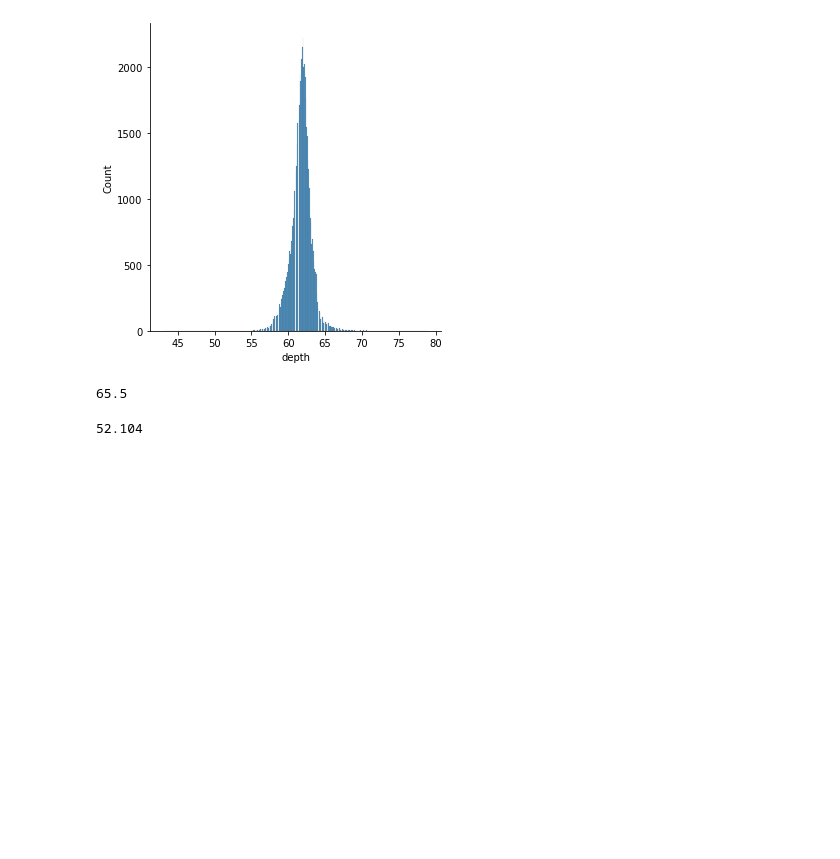
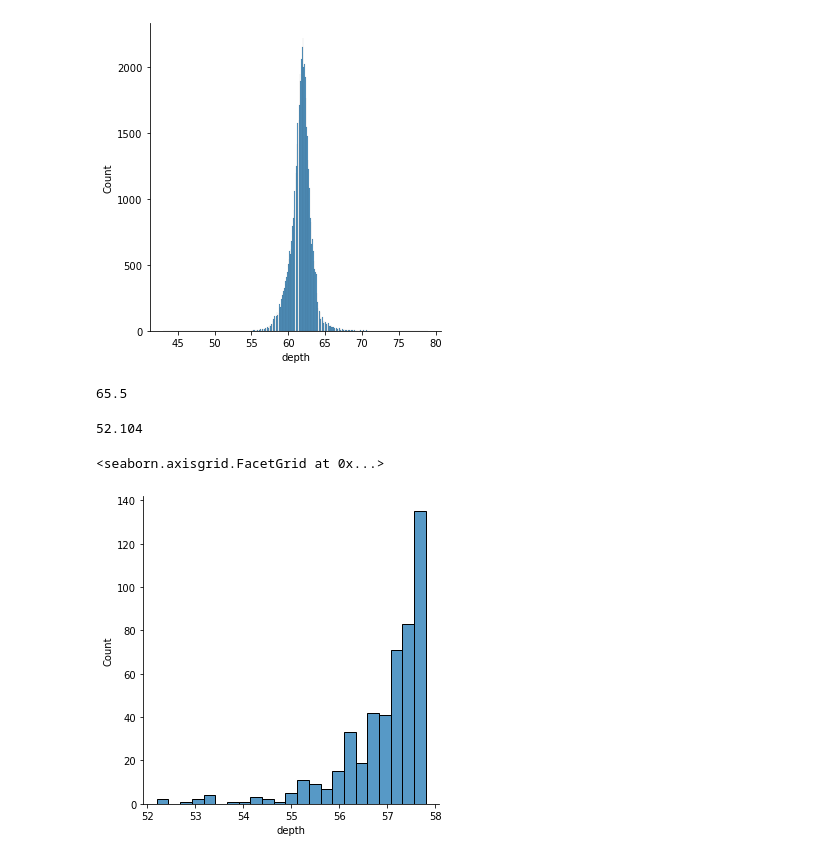
Before and after one commit to Raghad2002Mohammed/AI-project, a Jupyter notebook: Diamonds.ipynb, the cells around one changed output. Saved outputs shown, nothing was run; the diff lists cells and outputs as text; code cells hidden in the pictures; blank space fills up the shorter version.

Commit message:
Draw the charts

```diff
--- a/Diamonds.ipynb
+++ b/Diamonds.ipynb
@@ -112,4 +112,7 @@ data=data[data["depth"]<q]
 # %%
 data=data[data["depth"]>qq]
 # %%
-sns.displot(data["price"])
+sns.displot(data["depth"])
+# %% [output]
+<seaborn.axisgrid.FacetGrid at 0x...>
+[figure, added]
```
Also changed, not shown: parts of 6 cells of this notebook.
